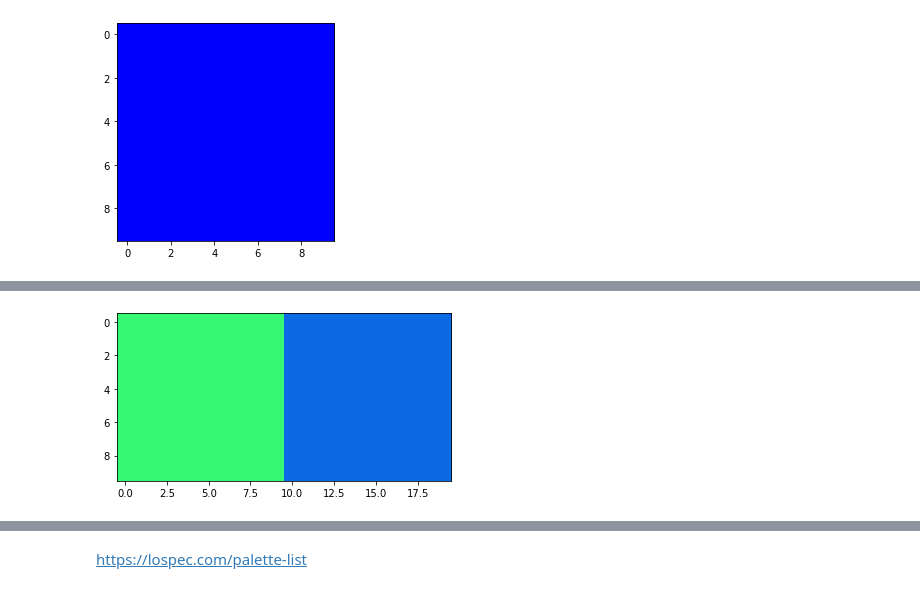
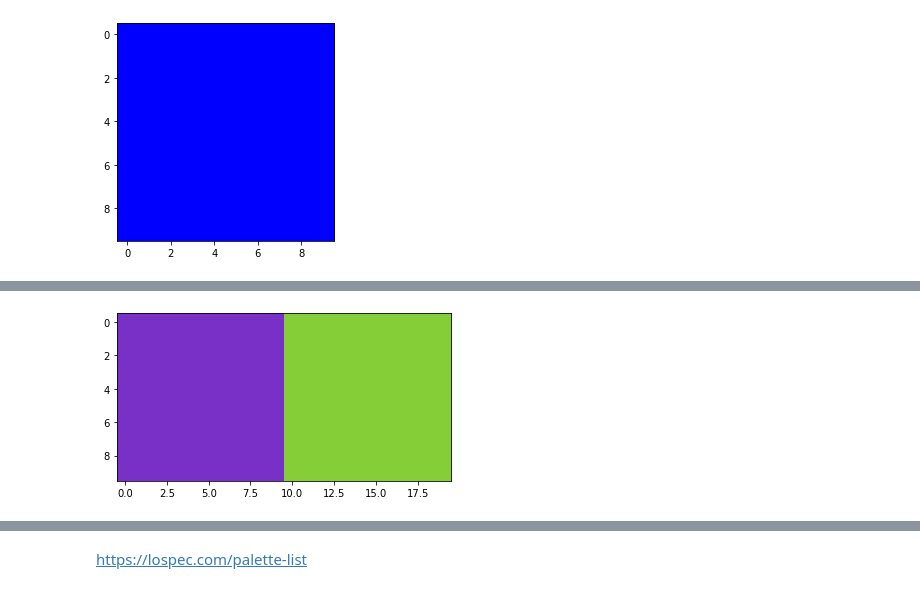
Before and after one commit to CodyHuff/Data-Science, a Jupyter notebook: Cody_Huff_Lab_4.ipynb, the cells around one changed output, grey strips where cells are left out. Saved outputs shown, nothing was run; the diff lists cells and outputs as text; code cells hidden in the pictures.

```diff
--- a/Cody_Huff_Lab_4.ipynb
+++ b/Cody_Huff_Lab_4.ipynb
@@ -400,18 +411,23 @@ plt.show()
 # %%
-for i in range(10):
+for i in range(10): #range is 10
 
     z1 = np.ones((10,10,3))
-    z1[:,:,0] = np.random.rand()
-    z1[:,:,1] = np.random.rand()
-    z1[:,:,2] = np.random.rand()
+    z2 = np.ones((10,10,3))
 
-    z2 = np.ones((10,10,3))
-    z2[:,:,0] = np.random.rand()
-    z2[:,:,1] = np.random.rand()
-    z2[:,:,2] = np.random.rand()
+    r = np.random.rand()
+    g = np.random.rand()
+    b = np.random.rand()
+
+    z1[:,:,0] = r
+    z1[:,:,1] = g
+    z1[:,:,2] = b
+
+    z2[:,:,0] = 1-r
+    z2[:,:,1] = 1-g
+    z2[:,:,2] = 1-b
 
     z3 = np.hstack((z1,z2))
 
-    plt.imshow(z3);
+    plt.imshow(z3); #plots
     plt.show()
 # %% [output]
@@ -421 +437 @@ for i in range(10):
-[figure, old version]
+[figure, new version]
```
Also changed, not shown: parts of 98 cells of this notebook.
